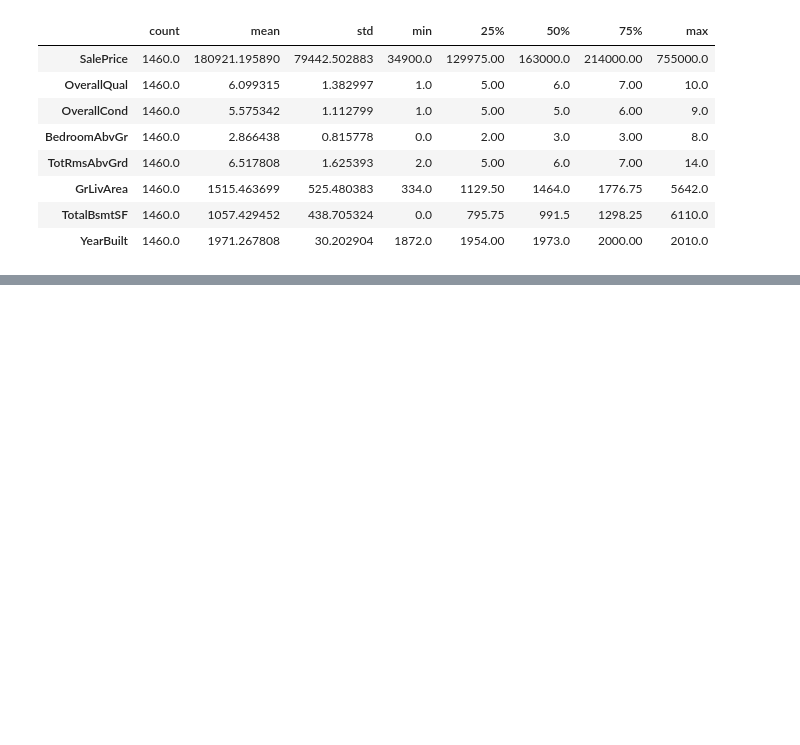
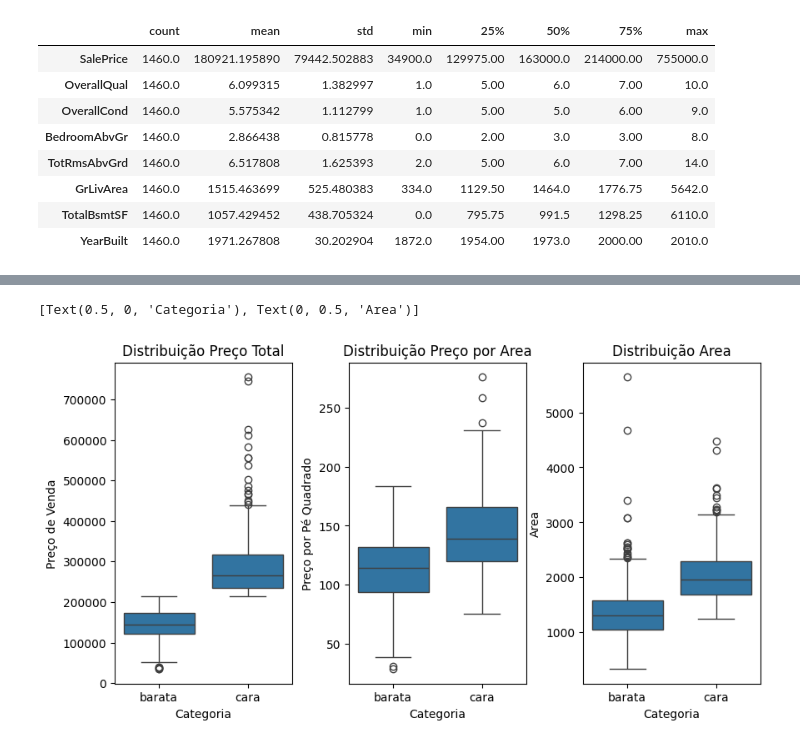
Before and after one commit to kennedylsodre/stats_EBA, a Jupyter notebook: src/Aula01 - Estatistica Descritiva/Aula01.ipynb, the cells around one changed output, grey strips where cells are left out. Saved outputs shown, nothing was run; the diff lists cells and outputs as text; code cells hidden in the pictures; blank space fills up the shorter version.

```diff
--- a/src/Aula01 - Estatistica Descritiva/Aula01.ipynb
+++ b/src/Aula01 - Estatistica Descritiva/Aula01.ipynb
@@ -142,0 +168,4 @@ for column in df.columns:
+# %%
+df['CatTotalPreco'] = np.where(df['SalePrice']>df['SalePrice'].quantile(0.75),'cara','barata')
+df['CatPriceToArea'] = np.where(df['PriceToArea']>df['PriceToArea'].quantile(0.75),'cara','barata')
+df
@@ -142,0 +186,23 @@ for column in df.columns:
+# %%
+#No curso foi definido que uma casa cara seria uma casa que estivesse qual o valor maior que o terceiro quartil da coluna
+#preço de venda, quis verificar se as casas consideradas baratas, teriam o valor do pé quadrado menor do que as casas
+#consideradas caras. Nesse gráfico podemos verificar que não, uma pode ser considerada barata porém ter um preço por pé
+#quadrado maior do que uma casa considerada cara.
+
+fig,ax = plt.subplots(nrows=1,ncols=3,figsize=(10,5))
+plt.subplots_adjust(wspace=0.32)
+
+sns.boxplot(x='CatTotalPreco',y='SalePrice',data=df,ax=ax[0])
+ax[0].set_title('Distribuição Preço Total')
+ax[0].set(xlabel='Categoria',ylabel='Preço de Venda')
+
+sns.boxplot(x='CatTotalPreco',y='PriceToArea',data=df,ax=ax[1])
+ax[1].set_title('Distribuição Preço por Area')
+ax[1].set(xlabel='Categoria',ylabel='Preço por Pé Quadrado')
+
+sns.boxplot(x='CatTotalPreco',y='GrLivArea',data=df,ax=ax[2])
+ax[2].set_title('Distribuição Area')
+ax[2].set(xlabel='Categoria',ylabel='Area')
+# %% [output]
+[Text(0.5, 0, 'Categoria'), Text(0, 0.5, 'Area')]
+[figure, added]
```
Also changed, not shown: parts of 6 cells of this notebook.
